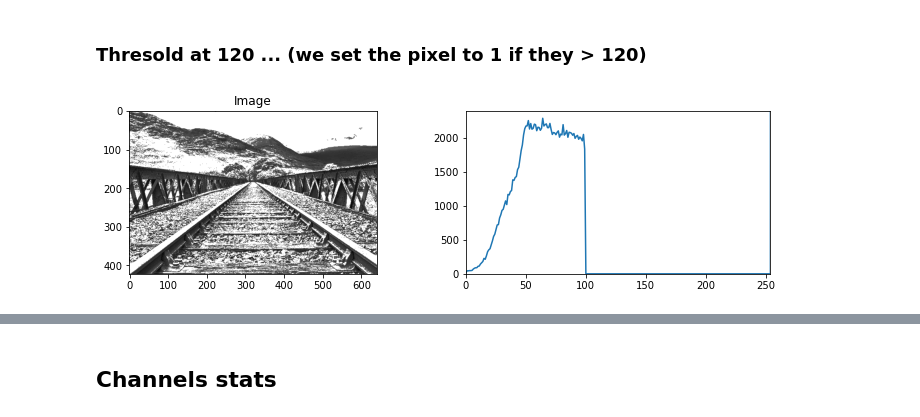
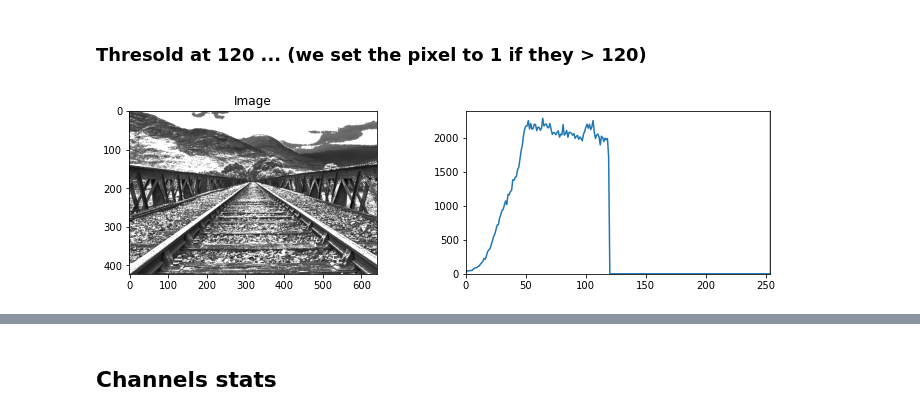
Before and after one commit to datacorner/les-tutos-datacorner.fr, a Jupyter notebook: computer-vision/image-processing/image-processing-post-3.ipynb, the cells around one changed output, grey strips where cells are left out. Drawn from its saved outputs; the diff is of its cells as text; code cells hidden in the pictures.

```diff
--- a/computer-vision/image-processing/image-processing-post-3.ipynb
+++ b/computer-vision/image-processing/image-processing-post-3.ipynb
@@ -39,7 +39,7 @@ histGrayScale(im, 254, 2400)
 # %% [markdown]
 ### Thresold at 120 ... (we set the pixel to 1 if they > 120)
 # %%
-im = np.where(image1_Gray>100/256, 1, image1_Gray)
+im = np.where(image1_Gray>120/256, 1, image1_Gray)
 histGrayScale(im, 254, 2400)
 # %% [output]
-[figure, old version]
+[figure, new version]
```
Also changed, not shown: parts of 8 cells of this notebook, 3 other files.
